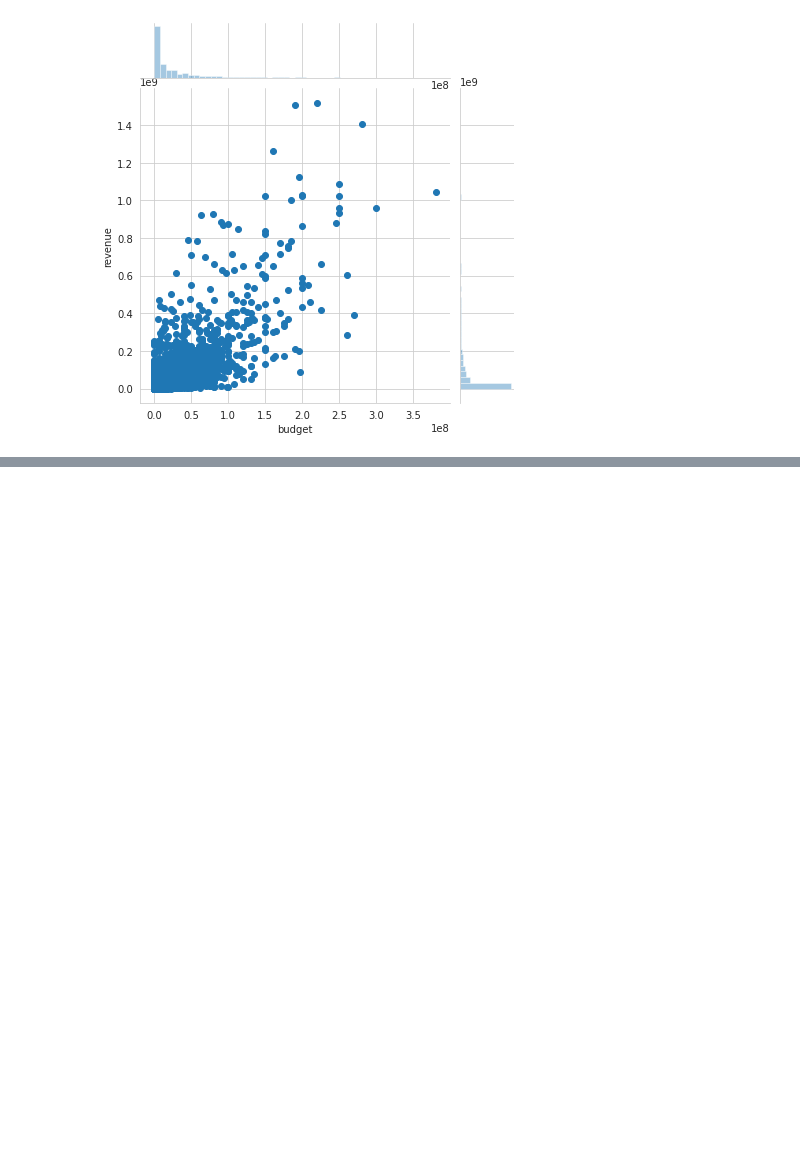
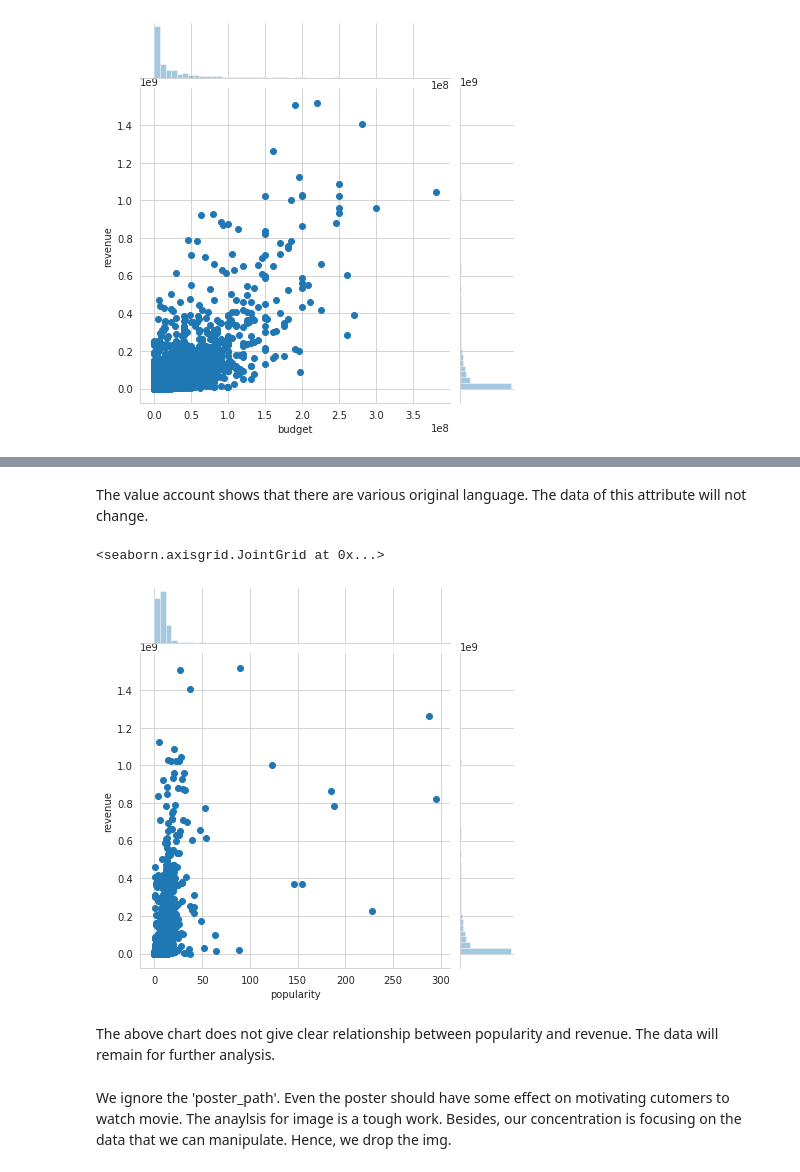
Before and after one commit to z5219951/revenue, a Jupyter notebook: Data/data_pre.ipynb, the cells around one changed output, grey strips where cells are left out. Drawn from its saved outputs; the diff is of its cells as text; code cells hidden in the pictures; blank space fills up the shorter version.

```diff
--- a/Data/data_pre.ipynb
+++ b/Data/data_pre.ipynb
@@ -71,0 +114,7 @@ sns.jointplot(x="budget", y="revenue", data=origin_train)
+# %%
+# we transform homepage into len
+origin_train['len_homepage'] = origin_train['homepage'].apply(lambda x: 1 if x != 0 else 0)
+origin_test['len_homepage'] = origin_train['homepage'].apply(lambda x: 1 if x != 0 else 0)
+# drop the origin data
+origin_train.drop(['homepage'], axis = 1, inplace = True)
+origin_test.drop(['homepage'], axis = 1, inplace = True)
@@ -71,0 +129,4 @@ sns.jointplot(x="budget", y="revenue", data=origin_train)
+# %%
+# drop the origin data
+origin_train.drop(['imdb_id'], axis = 1, inplace = True)
+origin_test.drop(['imdb_id'], axis = 1, inplace = True)
@@ -71,0 +154,32 @@ sns.jointplot(x="budget", y="revenue", data=origin_train)
+# %% [markdown]
+The value account shows that there are various original language. The data of this attribute will not change.
+# %%
+# checkout original_title
+# I not sure how to make weight here, so I just use length
+# and keep the origin data
+# we transform original_title into len
+origin_train['len_orTit'] = origin_train['original_title'].apply(lambda x: len(x) if x != 0 else 0)
+origin_test['len_orTit'] = origin_test['original_title'].apply(lambda x: len(x) if x != 0 else 0)
+#origin_train.head()
+# %%
+# checkout overview
+# I not sure how to make weight here, so I just use length
+# and keep the origin data.
+# we transform original_title into len
+origin_train['overview'].fillna(0, inplace=True)
+origin_test['overview'].fillna(0, inplace=True)
+origin_train['len_over'] = origin_train['overview'].apply(lambda x: len(x) if x != 0 else 0)
+origin_test['len_over'] = origin_test['overview'].apply(lambda x: len(x) if x != 0 else 0)
+#origin_train.head()
+# %%
+# Show the relationship between popularity and revenue
+origin_train['popularity'].fillna(0, inplace=True)
+origin_test['popularity'].fillna(0, inplace=True)
+sns.jointplot(x="popularity", y="revenue", data=origin_train)
+# %% [output]
+<seaborn.axisgrid.JointGrid at 0x...>
+[figure, added]
+# %% [markdown]
+The above chart does not give clear relationship between popularity and revenue. The data will remain for further analysis.
+# %% [markdown]
+We ignore the 'poster_path'. Even the poster should have some effect on motivating cutomers to watch movie. The anaylsis for image is a tough work. Besides, our concentration is focusing on the data that we can manipulate. Hence, we drop the img.
```
Also changed, not shown: parts of 15 cells of this notebook, 1 other file.
